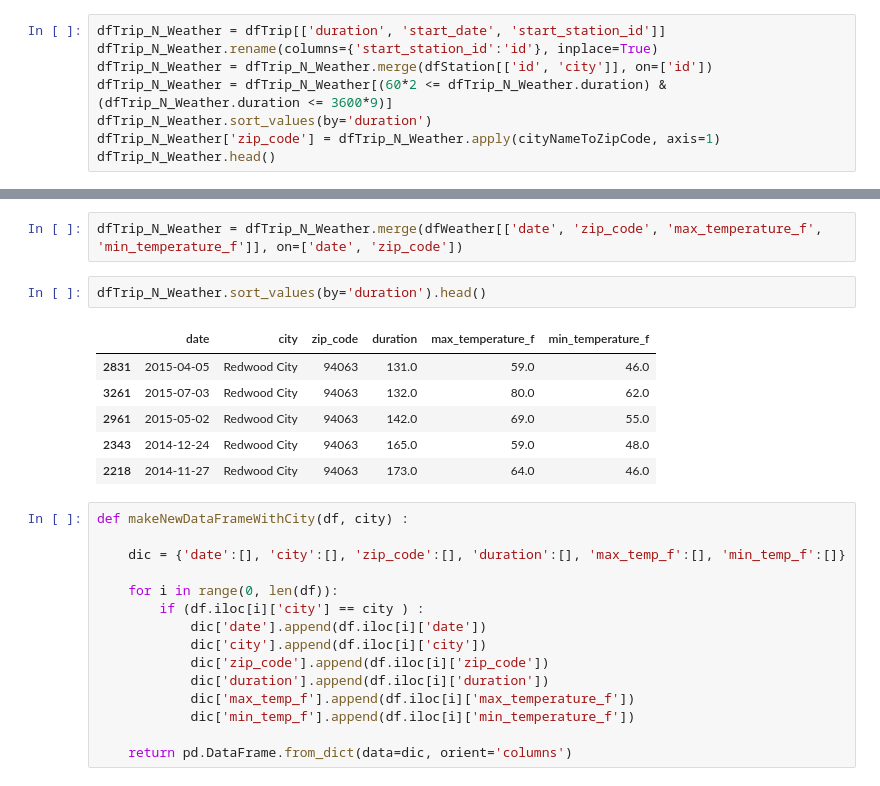
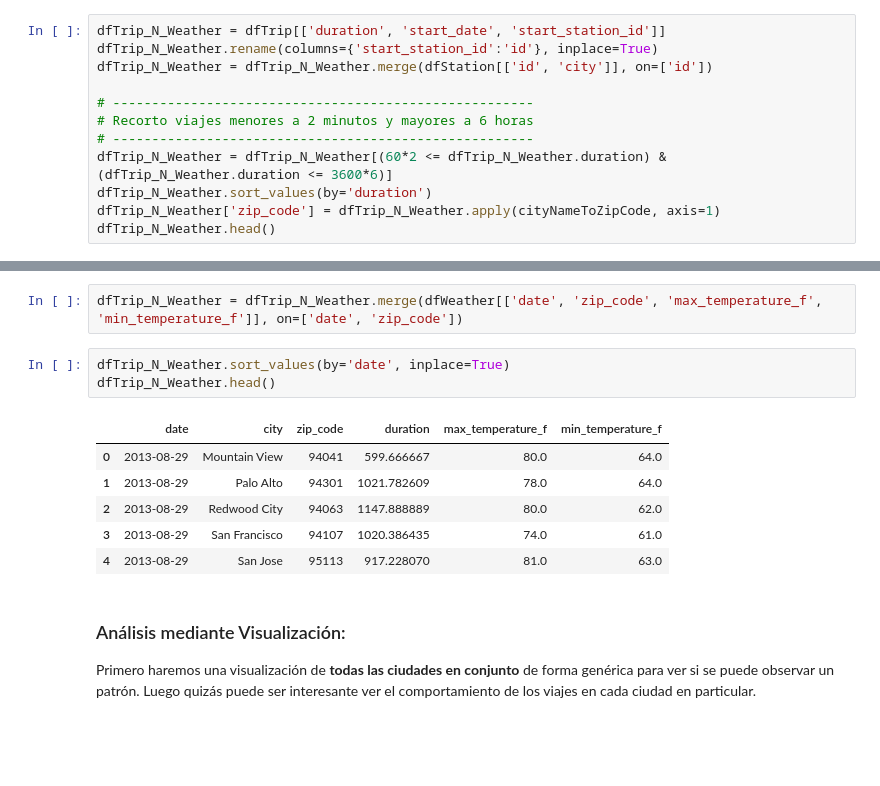
Before and after one commit to fpenovi/SFbikeTravelDuration, a Jupyter notebook: notebooks/02 - Temperature_VS_TripDuration.ipynb, the cells around one changed output, grey strips where cells are left out. Drawn from its saved outputs; the diff is of its cells as text; blank space fills up the shorter version.

```diff
--- a/notebooks/02 - Temperature_VS_TripDuration.ipynb
+++ b/notebooks/02 - Temperature_VS_TripDuration.ipynb
@@ -90,7 +83,11 @@ Podria hacer un multiplot para los 5 zipcodes
 dfTrip_N_Weather = dfTrip[['duration', 'start_date', 'start_station_id']]
 dfTrip_N_Weather.rename(columns={'start_station_id':'id'}, inplace=True)
 dfTrip_N_Weather = dfTrip_N_Weather.merge(dfStation[['id', 'city']], on=['id'])
-dfTrip_N_Weather = dfTrip_N_Weather[(60*2 <= dfTrip_N_Weather.duration) & (dfTrip_N_Weather.duration <= 3600*9)]
+
+# ------------------------------------------------------
+# Recorto viajes menores a 2 minutos y mayores a 6 horas
+# ------------------------------------------------------
+dfTrip_N_Weather = dfTrip_N_Weather[(60*2 <= dfTrip_N_Weather.duration) & (dfTrip_N_Weather.duration <= 3600*6)]
 dfTrip_N_Weather.sort_values(by='duration')
 dfTrip_N_Weather['zip_code'] = dfTrip_N_Weather.apply(cityNameToZipCode, axis=1)
 dfTrip_N_Weather.head()
@@ -121,26 +118,15 @@ dfTrip_N_Weather.zip_code = pd.to_numeric(dfTrip_N_Weather.zip_code)
 # %%
 dfTrip_N_Weather = dfTrip_N_Weather.merge(dfWeather[['date', 'zip_code', 'max_temperature_f', 'min_temperature_f']], on=['date', 'zip_code'])
 # %%
-dfTrip_N_Weather.sort_values(by='duration').head()
+dfTrip_N_Weather.sort_values(by='date', inplace=True)
+dfTrip_N_Weather.head()
 # %% [output]
 |  | date | city | zip_code | duration | max_temperature_f | min_temperature_f |
-| 2831 | 2015-04-05 | Redwood City | 94063 | 131.0 | 59.0 | 46.0 |
-| 3261 | 2015-07-03 | Redwood City | 94063 | 132.0 | 80.0 | 62.0 |
-| 2961 | 2015-05-02 | Redwood City | 94063 | 142.0 | 69.0 | 55.0 |
-| 2343 | 2014-12-24 | Redwood City | 94063 | 165.0 | 59.0 | 48.0 |
-| 2218 | 2014-11-27 | Redwood City | 94063 | 173.0 | 64.0 | 46.0 |
+| 0 | 2013-08-29 | Mountain View | 94041 | 599.666667 | 80.0 | 64.0 |
+| 1 | 2013-08-29 | Palo Alto | 94301 | 1021.782609 | 78.0 | 64.0 |
+| 2 | 2013-08-29 | Redwood City | 94063 | 1147.888889 | 80.0 | 62.0 |
+| 3 | 2013-08-29 | San Francisco | 94107 | 1020.386435 | 74.0 | 61.0 |
+| 4 | 2013-08-29 | San Jose | 95113 | 917.228070 | 81.0 | 63.0 |
-# %%
-def makeNewDataFrameWithCity(df, city) :
-
-    dic = {'date':[], 'city':[], 'zip_code':[], 'duration':[], 'max_temp_f':[], 'min_temp_f':[]}
-
-    for i in range(0, len(df)):
-        if (df.iloc[i]['city'] == city ) :
-            dic['date'].append(df.iloc[i]['date'])
-            dic['city'].append(df.iloc[i]['city'])
-            dic['zip_code'].append(df.iloc[i]['zip_code'])
-            dic['duration'].append(df.iloc[i]['duration'])
-            dic['max_temp_f'].append(df.iloc[i]['max_temperature_f'])
-            dic['min_temp_f'].append(df.iloc[i]['min_temperature_f'])
-
-    return pd.DataFrame.from_dict(data=dic, orient='columns')
+# %% [markdown]
+### Análisis mediante Visualización:
+Primero haremos una visualización de **todas las ciudades en conjunto** de forma genérica para ver si se puede observar un patrón. Luego quizás puede ser interesante ver el comportamiento de los viajes en cada ciudad en particular.
```
Also changed, not shown: parts of 18 cells of this notebook, 2 other files.
